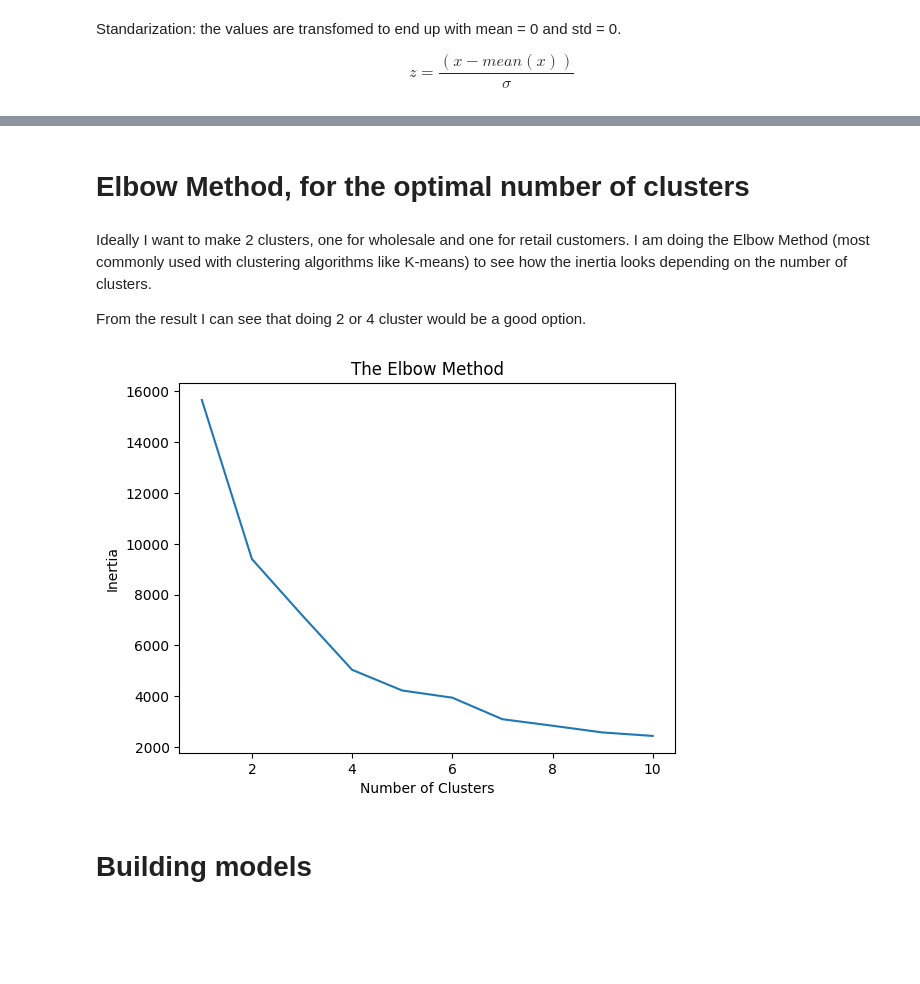
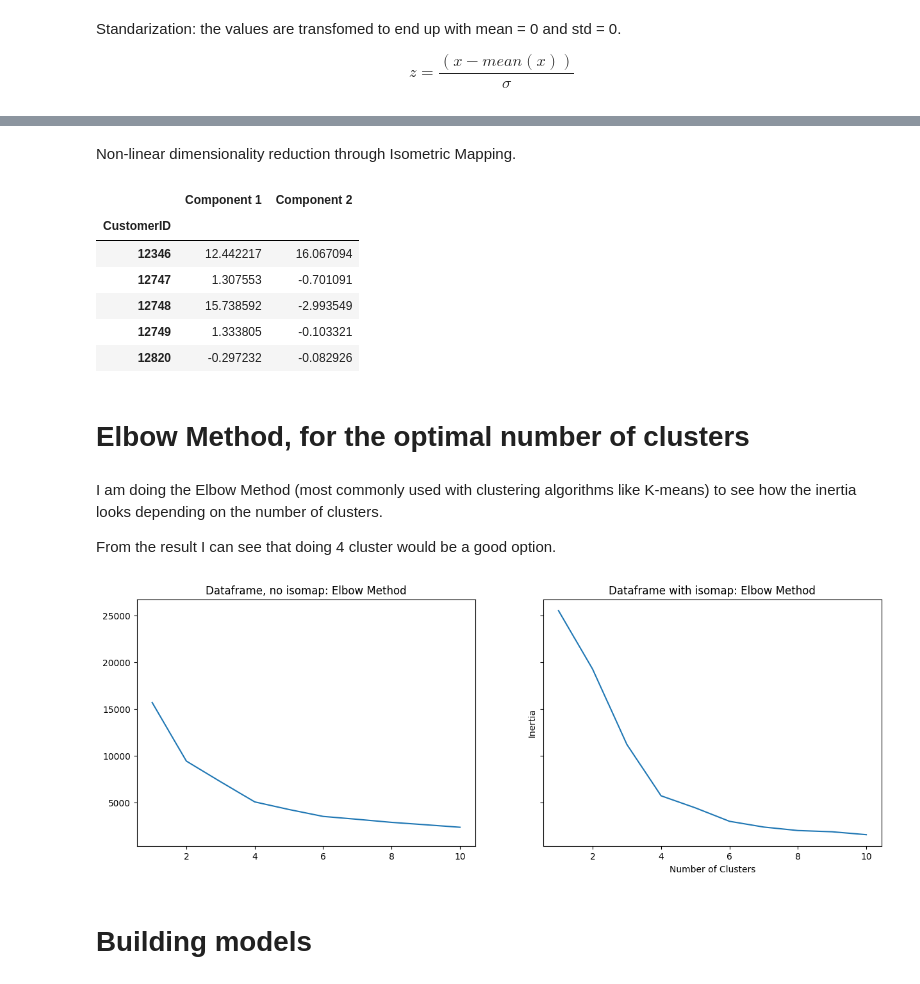
Before and after one commit to dimitsagk/ClientClustering_InventoryForecast, a Jupyter notebook: notebooks/03_ClientClustering_ML-notebook.ipynb, the cells around one changed output, grey strips where cells are left out. Saved outputs shown, nothing was run; the diff lists cells and outputs as text; code cells hidden in the pictures; blank space fills up the shorter version.

```diff
--- a/notebooks/03_ClientClustering_ML-notebook.ipynb
+++ b/notebooks/03_ClientClustering_ML-notebook.ipynb
@@ -297,29 +237,54 @@ cust_norm_clip_stndrd.head()
+# %% [markdown]
+Non-linear dimensionality reduction through Isometric Mapping.
+# %%
+# Create an Isomap object with the desired number of components
+isomap = Isomap(n_neighbors=5, n_components=2)
+
+# Fit the Isomap model to the data and transform it to the lower-dimensional space
+cust_norm_clip_stndrd_reduced = isomap.fit_transform(cust_norm_clip_stndrd)
+# %%
+cust_norm_clip_stndrd_reduced = pd.DataFrame(cust_norm_clip_stndrd_reduced, columns = ['Component 1', 'Component 2'],
+                                             index=cust_norm_clip_stndrd.index)
+cust_norm_clip_stndrd_reduced.head()
+# %% [output]
+|  | Component 1 | Component 2 |
+| CustomerID |  |  |
+| 12346 | 12.442217 | 16.067094 |
+| 12747 | 1.307553 | -0.701091 |
+| 12748 | 15.738592 | -2.993549 |
+| 12749 | 1.333805 | -0.103321 |
+| 12820 | -0.297232 | -0.082926 |
 # %% [markdown]
 # Elbow Method, for the optimal number of clusters
 # %% [markdown]
-Ideally I want to make 2 clusters, one for wholesale and one for retail customers.
 I am doing the Elbow Method (most commonly used with clustering algorithms like K-means) to see how the inertia looks depending on the number of clusters.
 
-From the result I can see that doing 2 or 4 cluster would be a good option.
+From the result I can see that doing 4 cluster would be a good option.
 # %%
-# Finding the optimal number of clusters
-inertias = []
+# Finding the optimal number of clusters, looking at my data with reduced dimensionality and without
+list_df = [cust_norm_clip_stndrd, cust_norm_clip_stndrd_reduced]
+list_df_names = ['Dataframe, no isomap', 'Dataframe with isomap']
+
+fig, ax = plt.subplots(nrows=1, ncols=2, figsize=(15, 5), sharey=True)
 
 # Checking the plot for 1-10 clusters
-for i in range(1,11):
-    kmeans = KMeans(n_clusters=i)
-    kmeans.fit(cust_norm_clip_stndrd)
-    inertias.append(kmeans.inertia_)
+for i, (model, model_name) in enumerate(zip(list_df,list_df_names)):
+    inertias = []
+    for j in range(1,11):
+        kmeans = KMeans(n_clusters=j)
+        kmeans.fit(model)
+        inertias.append(kmeans.inertia_)
+    ax[i].plot(range(1,11), inertias)
+    ax[i].set_title(f'{model_name}: Elbow Method')
 
-plt.plot(range(1,11), inertias)
-plt.title('The Elbow Method')
+
 plt.xlabel('Number of Clusters')
 plt.ylabel('Inertia')
 plt.show()
 
-# 2 or 4 clusters
+# 4 clusters seems the best for both models
 # %% [output]
-[figure, old version]
+[figure, new version]
 # %% [markdown]
 # Building models
 # %% [markdown]
```
Also changed, not shown: parts of 86 cells of this notebook.
